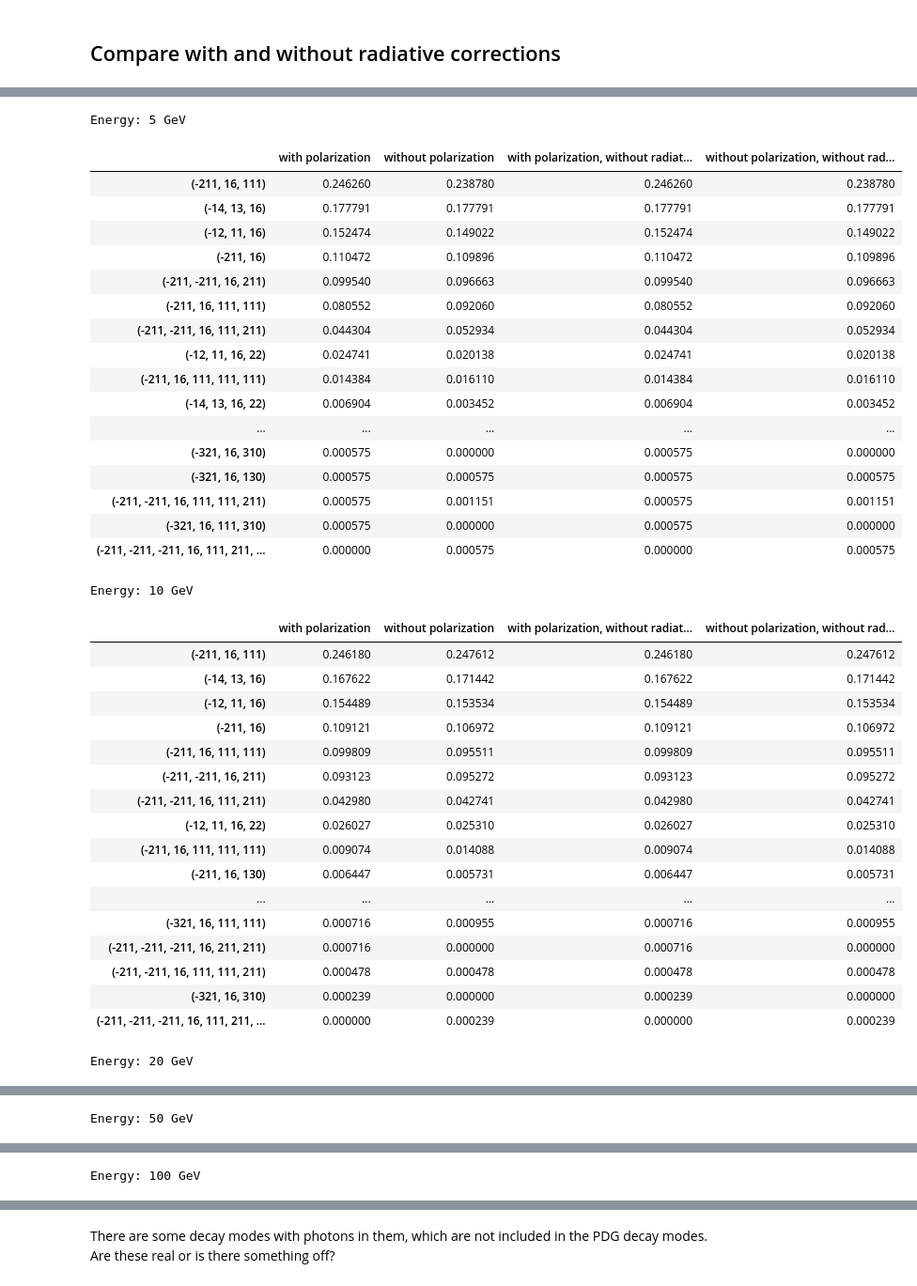
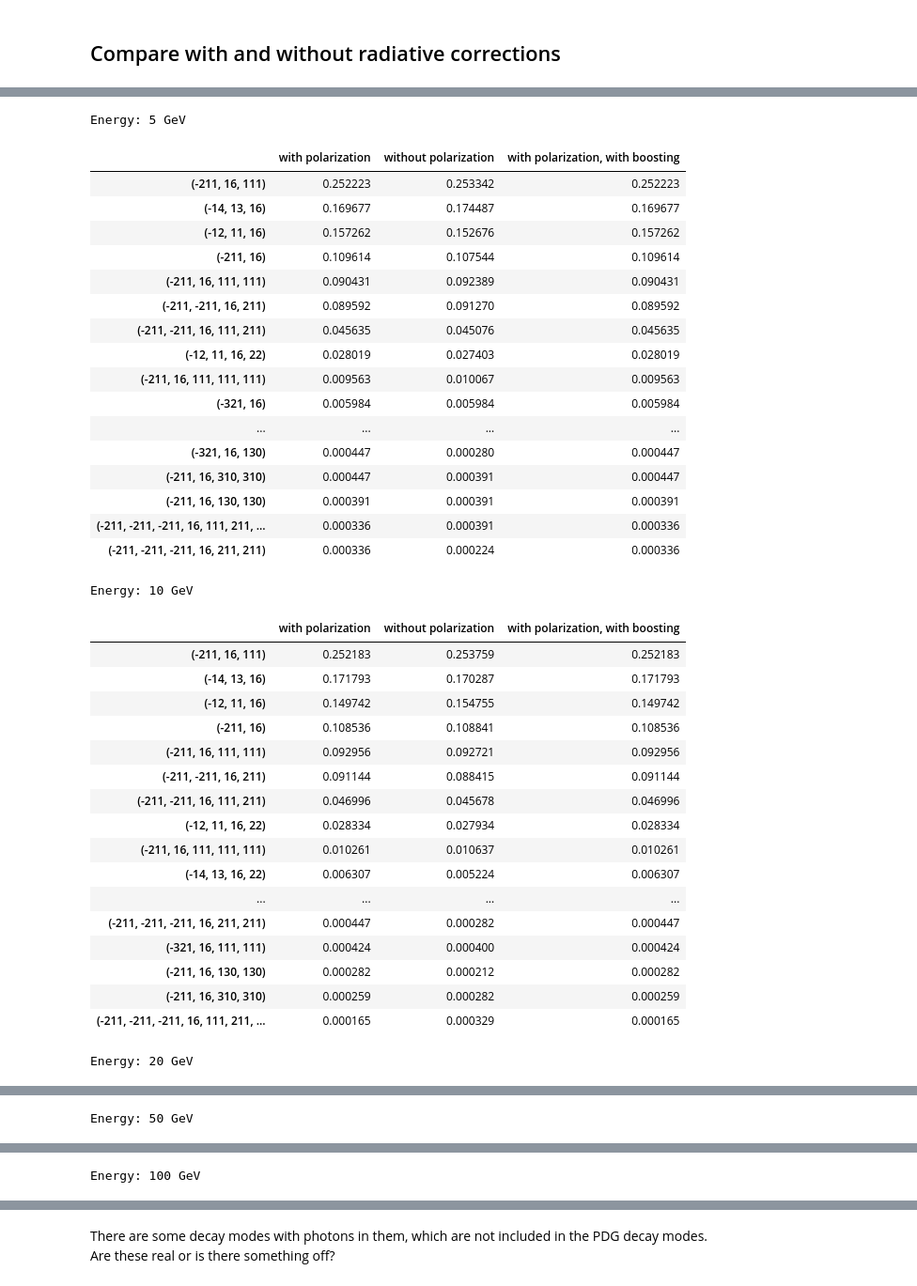
Before and after one commit to simonthor/tau-polarization-icecube, a Jupyter notebook: icecube-tau-decays/tauola_pol.ipynb, the cells around one changed output, grey strips where cells are left out. Shown at 94% size. Drawn from its saved outputs; the diff is of its cells as text; code cells hidden in the pictures.

```diff
--- a/icecube-tau-decays/tauola_pol.ipynb
+++ b/icecube-tau-decays/tauola_pol.ipynb
@@ -17,8 +17,8 @@ nutau_energies = [5, 10, 20, 50, 100]
 
 decay_products = {e: load_hepmc(f"../data/NuTau_{e}.0_GeV_tauola_output.dat").groupby("event_num").nth[3:].sort_values("event_num") for e in nutau_energies}
 decay_products_nopol = {e: load_hepmc(f"../data/NuTau_{e}.0_GeV_tauola_output_nopol.dat").groupby("event_num").nth[3:].sort_values("event_num") for e in nutau_energies}
-
-decay_products_r = {e: load_hepmc(f"../data/NuTau_{e}.0_GeV_tauola_output-r.dat").groupby("event_num").nth[3:].sort_values("event_num") for e in nutau_energies}
-decay_products_nopol_r = {e: load_hepmc(f"../data/NuTau_{e}.0_GeV_tauola_output_nopol-r.dat").groupby("event_num").nth[3:].sort_values("event_num") for e in nutau_energies}
+decay_products_b = {e: load_hepmc(f"../data/NuTau_{e}.0_GeV_tauola_output-b.dat").groupby("event_num").nth[3:].sort_values("event_num") for e in nutau_energies}
+# decay_products_r = {e: load_hepmc(f"../data/NuTau_{e}.0_GeV_tauola_output-r.dat").groupby("event_num").nth[3:].sort_values("event_num") for e in nutau_energies}
+# decay_products_nopol_r = {e: load_hepmc(f"../data/NuTau_{e}.0_GeV_tauola_output_nopol-r.dat").groupby("event_num").nth[3:].sort_values("event_num") for e in nutau_energies}
 # %% [output]
 0
@@ -44,51 +41,51 @@ decay_products_nopol_r = {e: load_hepmc(f"../data/NuTau_{e}.0_GeV_tauola_output_
 # %%
 for e in nutau_energies:
     print(f"Energy: {e} GeV")
     # Convert the print statements above to a table. One table for each energy. Each row is a decay mode and each column is the branching ratios for the different simulations.
     table = {}
     table["with polarization"] = {str(key): value for key, value in branching_ratios(decay_products[e]).items()}
     table["without polarization"] = {str(key): value for key, value in branching_ratios(decay_products_nopol[e]).items()}
-    table["with polarization, without radiative corrections"] = {str(key): value for key, value in branching_ratios(decay_products_r[e]).items()}
-    table["without polarization, without radiative corrections"] = {str(key): value for key, value in branching_ratios(decay_products_nopol_r[e]).items()}
+    table["with polarization, with boosting"] = {str(key): value for key, value in branching_ratios(decay_products_b[e]).items()}
+    # table["without polarization, without radiative corrections"] = {str(key): value for key, value in branching_ratios(decay_products_nopol_r[e]).items()}
     df = pd.DataFrame(table)
     # Replace NaN with 0
     df = df.fillna(0)
     display(df)
 # %% [output]
 Energy: 5 GeV
-|  | with polarization | without polarization | with polarization, without radiat... | without polarization, without rad... |
-| (-211, 16, 111) | 0.246260 | 0.238780 | 0.246260 | 0.238780 |
-| (-14, 13, 16) | 0.177791 | 0.177791 | 0.177791 | 0.177791 |
-| (-12, 11, 16) | 0.152474 | 0.149022 | 0.152474 | 0.149022 |
-| (-211, 16) | 0.110472 | 0.109896 | 0.110472 | 0.109896 |
-| (-211, -211, 16, 211) | 0.099540 | 0.096663 | 0.099540 | 0.096663 |
-| (-211, 16, 111, 111) | 0.080552 | 0.092060 | 0.080552 | 0.092060 |
-| (-211, -211, 16, 111, 211) | 0.044304 | 0.052934 | 0.044304 | 0.052934 |
-| (-12, 11, 16, 22) | 0.024741 | 0.020138 | 0.024741 | 0.020138 |
-| (-211, 16, 111, 111, 111) | 0.014384 | 0.016110 | 0.014384 | 0.016110 |
-| (-14, 13, 16, 22) | 0.006904 | 0.003452 | 0.006904 | 0.003452 |
-| ... | ... | ... | ... | ... |
-| (-321, 16, 310) | 0.000575 | 0.000000 | 0.000575 | 0.000000 |
-| (-321, 16, 130) | 0.000575 | 0.000575 | 0.000575 | 0.000575 |
-| (-211, -211, 16, 111, 111, 211) | 0.000575 | 0.001151 | 0.000575 | 0.001151 |
-| (-321, 16, 111, 310) | 0.000575 | 0.000000 | 0.000575 | 0.000000 |
-| (-211, -211, -211, 16, 111, 211, ... | 0.000000 | 0.000575 | 0.000000 | 0.000575 |
+|  | with polarization | without polarization | with polarization, with boosting |
+| (-211, 16, 111) | 0.252223 | 0.253342 | 0.252223 |
+| (-14, 13, 16) | 0.169677 | 0.174487 | 0.169677 |
+| (-12, 11, 16) | 0.157262 | 0.152676 | 0.157262 |
+| (-211, 16) | 0.109614 | 0.107544 | 0.109614 |
+| (-211, 16, 111, 111) | 0.090431 | 0.092389 | 0.090431 |
+| (-211, -211, 16, 211) | 0.089592 | 0.091270 | 0.089592 |
+| (-211, -211, 16, 111, 211) | 0.045635 | 0.045076 | 0.045635 |
+| (-12, 11, 16, 22) | 0.028019 | 0.027403 | 0.028019 |
+| (-211, 16, 111, 111, 111) | 0.009563 | 0.010067 | 0.009563 |
+| (-321, 16) | 0.005984 | 0.005984 | 0.005984 |
+| ... | ... | ... | ... |
+| (-321, 16, 130) | 0.000447 | 0.000280 | 0.000447 |
+| (-211, 16, 310, 310) | 0.000447 | 0.000391 | 0.000447 |
+| (-211, 16, 130, 130) | 0.000391 | 0.000391 | 0.000391 |
+| (-211, -211, -211, 16, 111, 211, ... | 0.000336 | 0.000391 | 0.000336 |
+| (-211, -211, -211, 16, 211, 211) | 0.000336 | 0.000224 | 0.000336 |
 Energy: 10 GeV
-|  | with polarization | without polarization | with polarization, without radiat... | without polarization, without rad... |
-| (-211, 16, 111) | 0.246180 | 0.247612 | 0.246180 | 0.247612 |
-| (-14, 13, 16) | 0.167622 | 0.171442 | 0.167622 | 0.171442 |
-| (-12, 11, 16) | 0.154489 | 0.153534 | 0.154489 | 0.153534 |
-| (-211, 16) | 0.109121 | 0.106972 | 0.109121 | 0.106972 |
-| (-211, 16, 111, 111) | 0.099809 | 0.095511 | 0.099809 | 0.095511 |
-| (-211, -211, 16, 211) | 0.093123 | 0.095272 | 0.093123 | 0.095272 |
-| (-211, -211, 16, 111, 211) | 0.042980 | 0.042741 | 0.042980 | 0.042741 |
-| (-12, 11, 16, 22) | 0.026027 | 0.025310 | 0.026027 | 0.025310 |
-| (-211, 16, 111, 111, 111) | 0.009074 | 0.014088 | 0.009074 | 0.014088 |
-| (-211, 16, 130) | 0.006447 | 0.005731 | 0.006447 | 0.005731 |
-| ... | ... | ... | ... | ... |
-| (-321, 16, 111, 111) | 0.000716 | 0.000955 | 0.000716 | 0.000955 |
-| (-211, -211, -211, 16, 211, 211) | 0.000716 | 0.000000 | 0.000716 | 0.000000 |
-| (-211, -211, 16, 111, 111, 211) | 0.000478 | 0.000478 | 0.000478 | 0.000478 |
-| (-321, 16, 310) | 0.000239 | 0.000000 | 0.000239 | 0.000000 |
-| (-211, -211, -211, 16, 111, 211, ... | 0.000000 | 0.000239 | 0.000000 | 0.000239 |
+|  | with polarization | without polarization | with polarization, with boosting |
+| (-211, 16, 111) | 0.252183 | 0.253759 | 0.252183 |
+| (-14, 13, 16) | 0.171793 | 0.170287 | 0.171793 |
+| (-12, 11, 16) | 0.149742 | 0.154755 | 0.149742 |
+| (-211, 16) | 0.108536 | 0.108841 | 0.108536 |
+| (-211, 16, 111, 111) | 0.092956 | 0.092721 | 0.092956 |
+| (-211, -211, 16, 211) | 0.091144 | 0.088415 | 0.091144 |
+| (-211, -211, 16, 111, 211) | 0.046996 | 0.045678 | 0.046996 |
+| (-12, 11, 16, 22) | 0.028334 | 0.027934 | 0.028334 |
+| (-211, 16, 111, 111, 111) | 0.010261 | 0.010637 | 0.010261 |
+| (-14, 13, 16, 22) | 0.006307 | 0.005224 | 0.006307 |
+| ... | ... | ... | ... |
+| (-211, -211, -211, 16, 211, 211) | 0.000447 | 0.000282 | 0.000447 |
+| (-321, 16, 111, 111) | 0.000424 | 0.000400 | 0.000424 |
+| (-211, 16, 130, 130) | 0.000282 | 0.000212 | 0.000282 |
+| (-211, 16, 310, 310) | 0.000259 | 0.000282 | 0.000259 |
+| (-211, -211, -211, 16, 111, 211, ... | 0.000165 | 0.000329 | 0.000165 |
 Energy: 20 GeV
```
Also changed, not shown: parts of 5 cells of this notebook.
